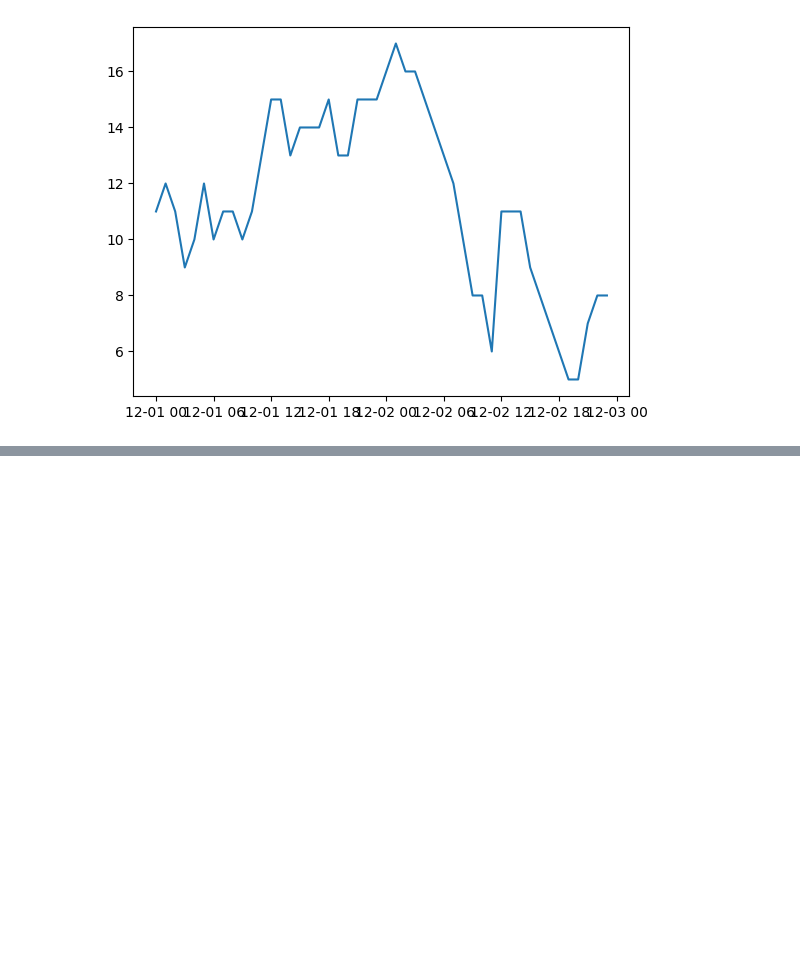
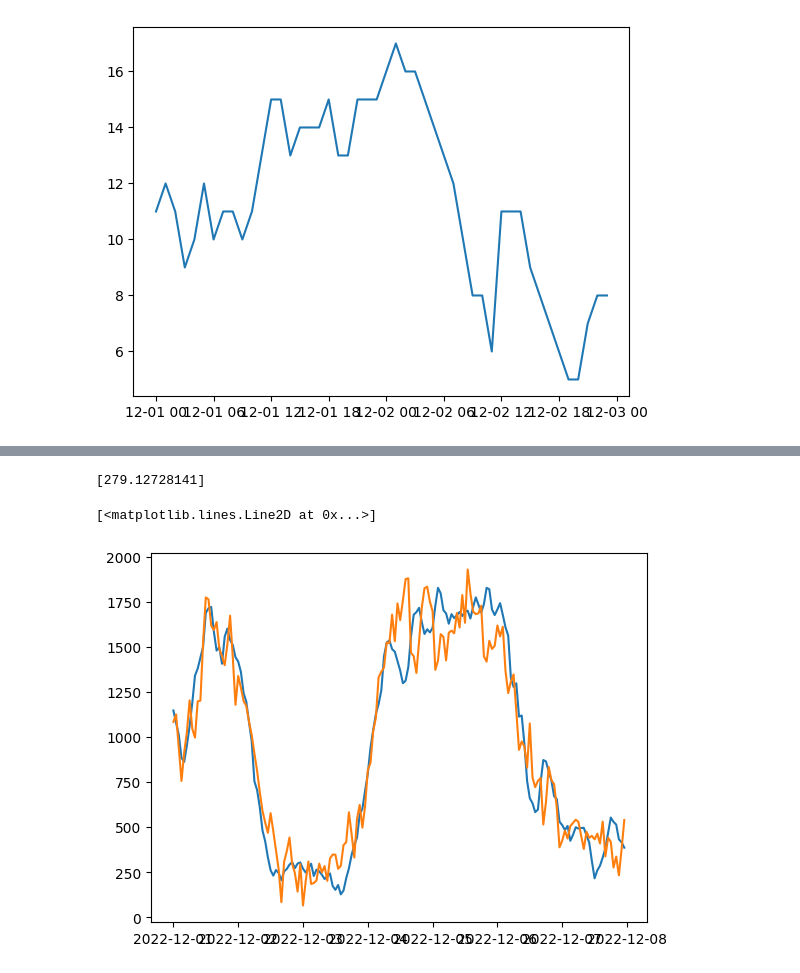
Before and after one commit to lanecolinp/UCDPA_lanecolinp, a Jupyter notebook: WeatherStation.ipynb, the cells around one changed output, grey strips where cells are left out. Drawn from its saved outputs; the diff is of its cells as text; code cells hidden in the pictures; blank space fills up the shorter version.

```diff
--- a/WeatherStation.ipynb
+++ b/WeatherStation.ipynb
@@ -495,0 +622,5 @@ url="https://www.smartgriddashboard.com/DashboardService.svc/csv?area=generation
+# %%
+windall = pivwddf.join(wgalldf, how='outer')
+#windall.to_csv('./windgeneration/windall.csv')
+windall.drop('Datetime', axis=1, inplace=True)
+windall.dtypes
@@ -495,0 +676,51 @@ url="https://www.smartgriddashboard.com/DashboardService.svc/csv?area=generation
+# %%
+from sklearn.linear_model import LinearRegression
+#Set the Input variables
+import numpy as np
+inputparams=windall.columns.values.tolist()
+inputparams=inputparams[:-1]
+#print(count(inputparams))
+startdate=pd.to_datetime('2022-12-01', format='%Y-%m-%d')
+enddate=pd.to_datetime('2022-12-08', format='%Y-%m-%d')
+mask = (windall.index  >= startdate) & (windall.index < enddate)
+sample = windall.loc[mask]
+
+
+X = sample[inputparams]
+y = sample['ACTUAL WIND(MW)'].values
+
+regr = LinearRegression()
+regr.fit(X, y)
+
+#predict the CO2 emission of a car where the weight is 2300kg, and the volume is 1300cm3:
+#predictedWindMW = regr.predict([[16,3,4,6,1,6,3,4,4,12,5,7,26,5,5,5,13,7,5,17,8,3,9]])
+#Expecting 1196
+#print(predictedWindMW)
+
+predictedWindMW = regr.predict([[3,7,8,10,3,3,2,3,9,2,6,6,14,6,5,3,7,3,5,6,5,9,5]])
+
+print(predictedWindMW)
+#Expecting 382
+
+# extract the seasonality data
+#months = [x.month for x in co2_data.index]
+#years = [x.year for x in co2_data.index]
+#day = [x.day for x in co2_data.index]
+
+# convert into one matrix
+#X = np.array([inputparams]).T
+
+# fit the model
+#my_lr = LinearRegression()
+#my_lr.fit(inputparams, co2_data.co2.values)
+
+# predict on the same period
+preds = regr.predict(X)
+
+# plot what has been learned
+plt.plot(sample.index, sample['ACTUAL WIND(MW)'])
+plt.plot(sample.index, preds)
+# %% [output]
+[279.12728141]
+[<matplotlib.lines.Line2D at 0x...>]
+[figure, added]
```
Also changed, not shown: parts of 37 cells of this notebook.
